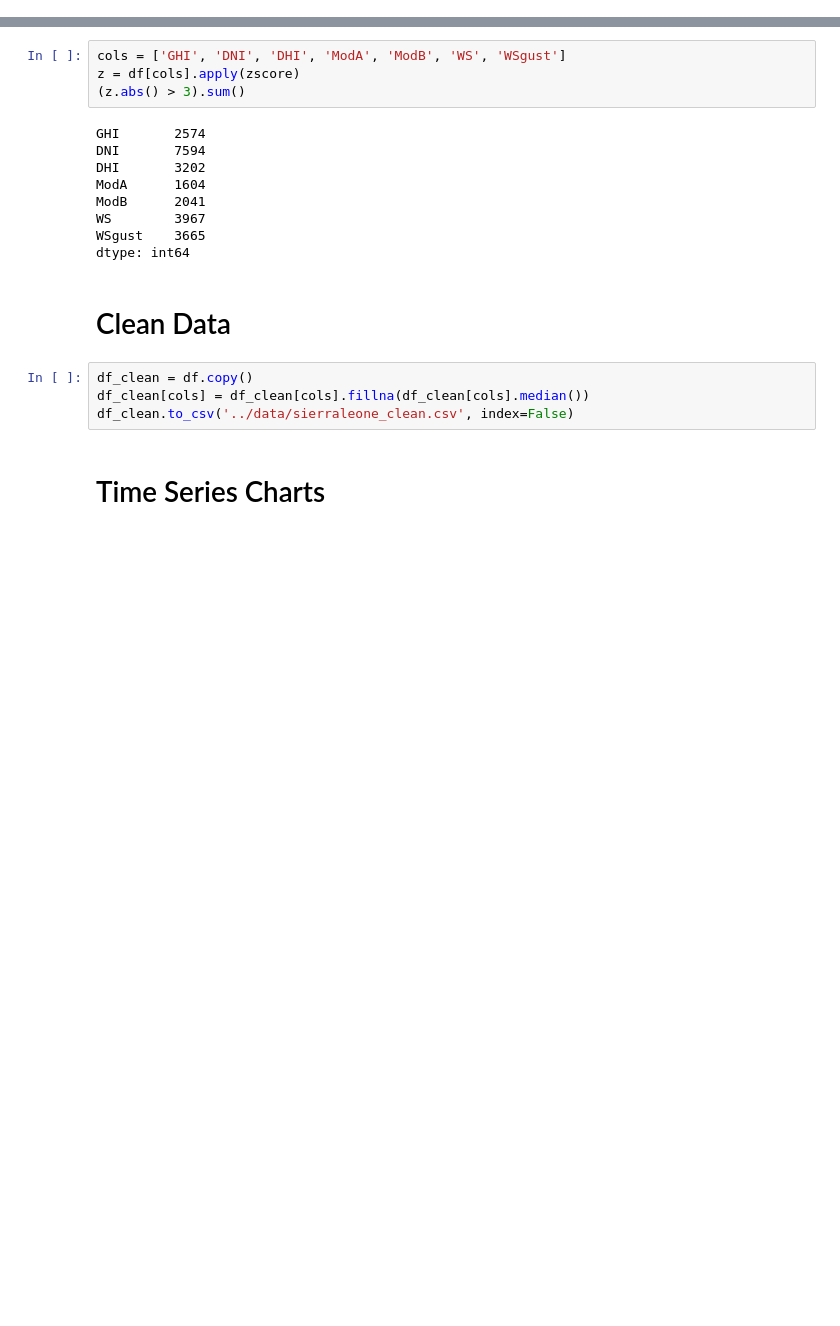
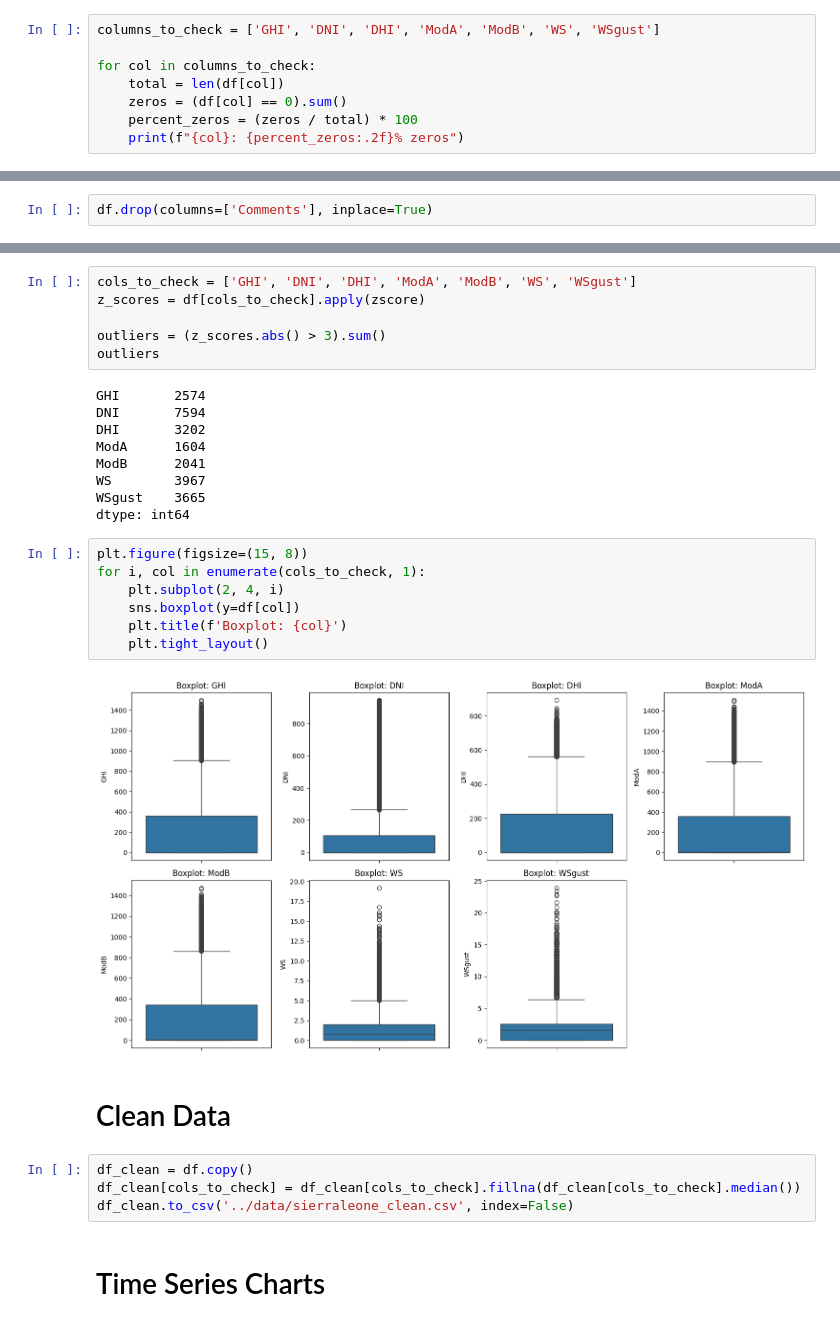
Before and after one commit to SamrawitMM/solar-radiation-data-insights, a Jupyter notebook: notebooks/eda-sierraleone.ipynb, the cells around one changed output, grey strips where cells are left out. Saved outputs shown, nothing was run; the diff lists cells and outputs as text; blank space fills up the shorter version.

```diff
--- a/notebooks/eda-sierraleone.ipynb
+++ b/notebooks/eda-sierraleone.ipynb
@@ -19,0 +45,8 @@ df.head()
+# %%
+columns_to_check = ['GHI', 'DNI', 'DHI', 'ModA', 'ModB', 'WS', 'WSgust']
+
+for col in columns_to_check:
+    total = len(df[col])
+    zeros = (df[col] == 0).sum()
+    percent_zeros = (zeros / total) * 100
+    print(f"{col}: {percent_zeros:.2f}% zeros")
@@ -101,9 +144,13 @@ dtype: float64
+# %%
+df.drop(columns=['Comments'], inplace=True)
 # %% [markdown]
 # Outlier Detection
 # %%
-cols = ['GHI', 'DNI', 'DHI', 'ModA', 'ModB', 'WS', 'WSgust']
-z = df[cols].apply(zscore)
-(z.abs() > 3).sum()
+cols_to_check = ['GHI', 'DNI', 'DHI', 'ModA', 'ModB', 'WS', 'WSgust']
+z_scores = df[cols_to_check].apply(zscore)
+
+outliers = (z_scores.abs() > 3).sum()
+outliers
 # %% [output]
 GHI       2574
 DNI       7594
@@ -113,11 +160,20 @@ ModB      2041
 WS        3967
 WSgust    3665
 dtype: int64
+# %%
+plt.figure(figsize=(15, 8))
+for i, col in enumerate(cols_to_check, 1):
+    plt.subplot(2, 4, i)
+    sns.boxplot(y=df[col])
+    plt.title(f'Boxplot: {col}')
+    plt.tight_layout()
+# %% [output]
+[figure, added]
 # %% [markdown]
 # Clean Data
 # %%
 df_clean = df.copy()
-df_clean[cols] = df_clean[cols].fillna(df_clean[cols].median())
+df_clean[cols_to_check] = df_clean[cols_to_check].fillna(df_clean[cols_to_check].median())
 df_clean.to_csv('../data/sierraleone_clean.csv', index=False)
 # %% [markdown]
 # Time Series Charts
```
Also changed, not shown: parts of 12 cells of this notebook, 1 other file.
